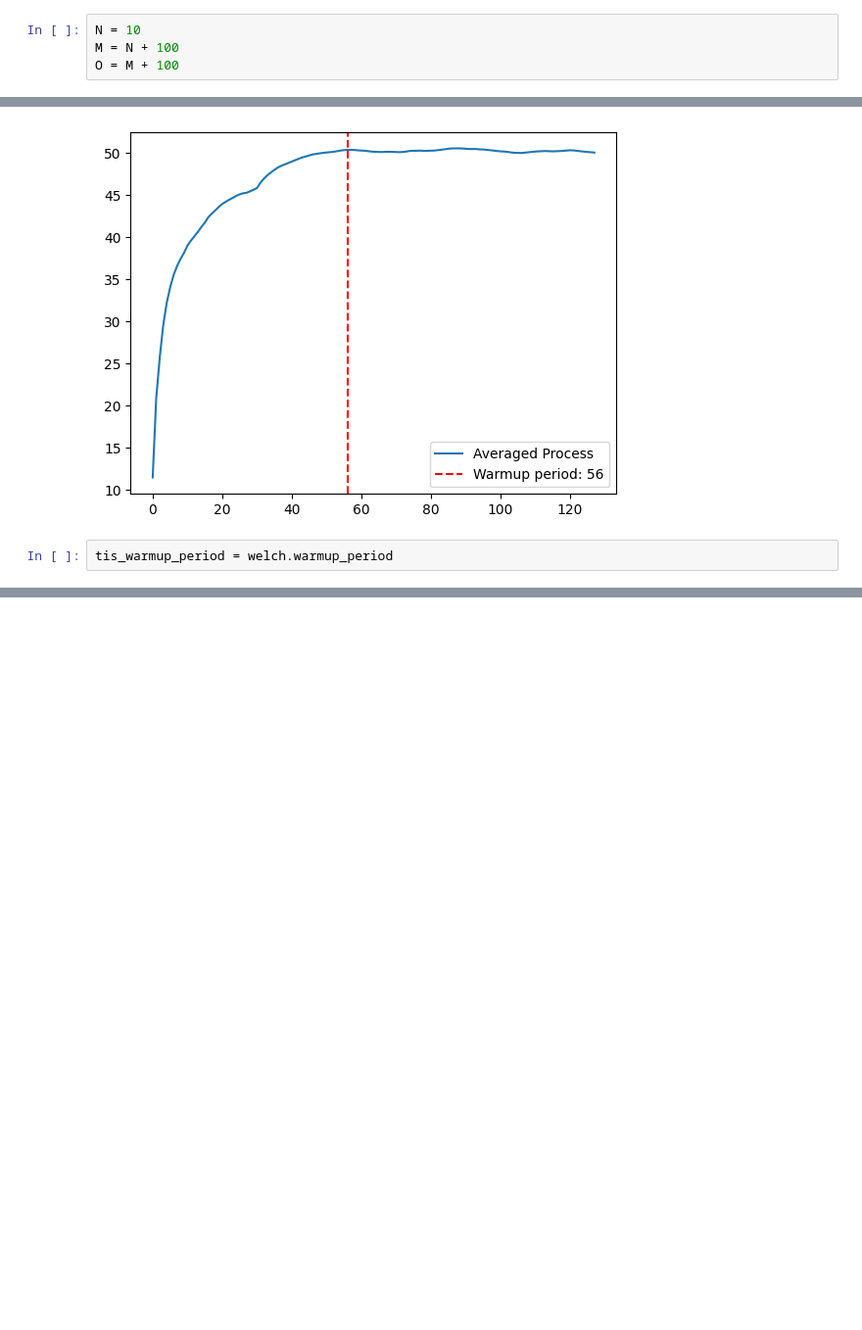
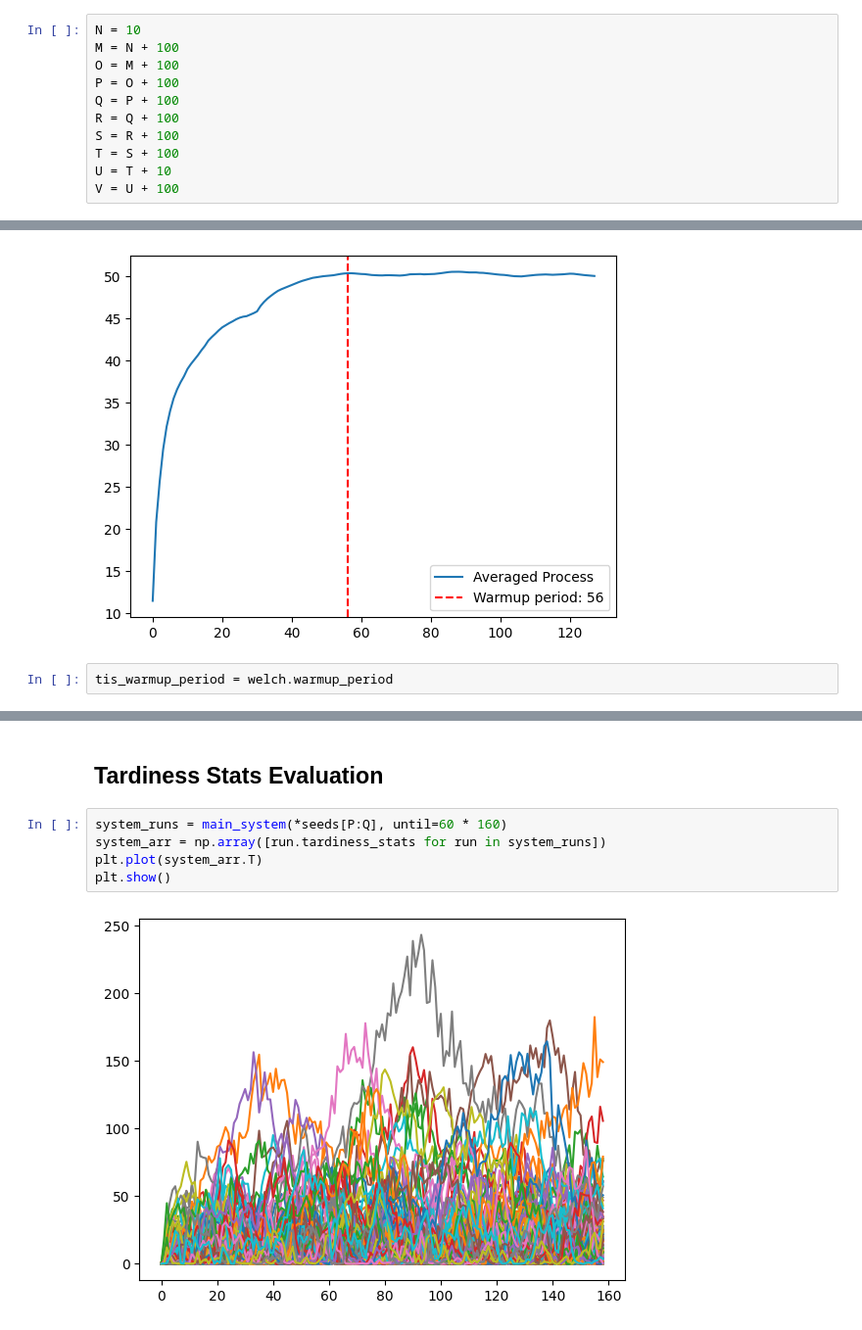
Before and after one commit to alessiacorni/Production_System, a Jupyter notebook: push_system/production_system.ipynb, the cells around one changed output, grey strips where cells are left out. Shown at 98% size. Cells and saved outputs as stored; diff of their text form; blank space fills up the shorter version.

Commit message:
new stats added

```diff
--- a/push_system/production_system.ipynb
+++ b/push_system/production_system.ipynb
@@ -1127,6 +1152,13 @@ class System:
 N = 10
 M = N + 100
 O = M + 100
+P = O + 100
+Q = P + 100
+R = Q + 100
+S = R + 100
+T = S + 100
+U = T + 10
+V = U + 100
 # %%
 def run_system(seed: int | None, until: float = 60*120) -> System:
     random.seed(seed)
@@ -1279,0 +1353,9 @@ tis_warmup_period = welch.warmup_period
+# %% [markdown]
+## Tardiness Stats Evaluation
+# %%
+system_runs = main_system(*seeds[P:Q], until=60 * 160)
+system_arr = np.array([run.tardiness_stats for run in system_runs])
+plt.plot(system_arr.T)
+plt.show()
+# %% [output]
+[figure, added]
```
Also changed, not shown: parts of 17 cells of this notebook, 1 other file.
